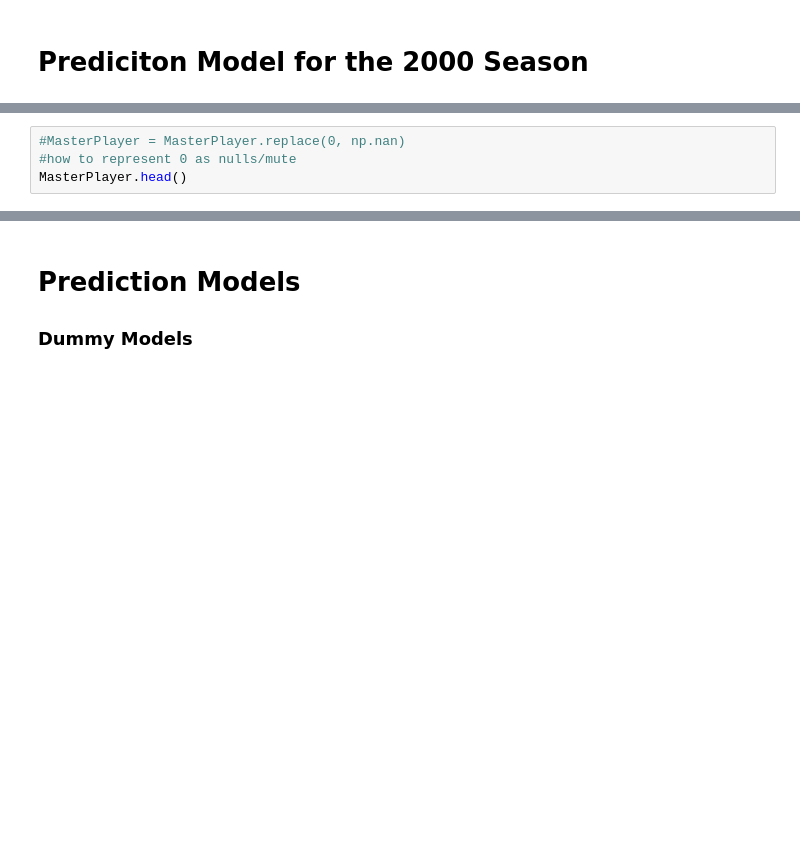
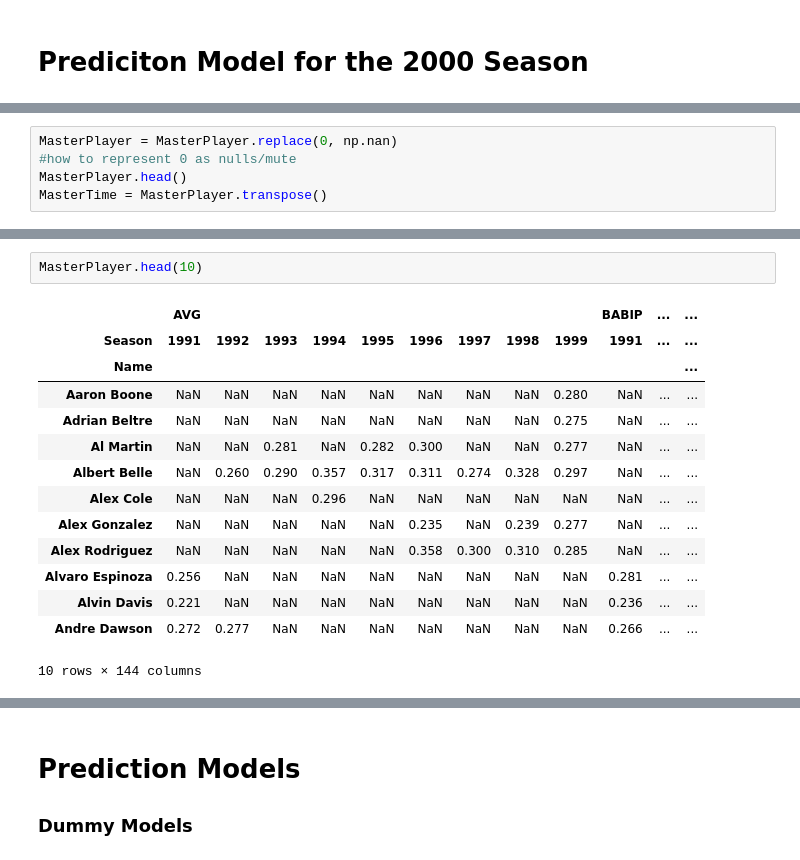
Before and after one commit to ezzanger/Supervised-Learning-Capstones, a Jupyter notebook: MLB Winning Optimization Machine.ipynb, the cells around one changed output, grey strips where cells are left out. Cells and saved outputs as stored; diff of their text form; blank space fills up the shorter version.

```diff
--- a/MLB Winning Optimization Machine.ipynb
+++ b/MLB Winning Optimization Machine.ipynb
@@ -551,4 +536,5 @@ MasterPlayer = pd.pivot_table(SaberID,index=["Name"],values=['PA', 'BB%', 'K%',
 # %%
-#MasterPlayer = MasterPlayer.replace(0, np.nan)
+MasterPlayer = MasterPlayer.replace(0, np.nan)
 #how to represent 0 as nulls/mute
 MasterPlayer.head()
+MasterTime = MasterPlayer.transpose()
@@ -597,0 +558,17 @@ KeyError: '[  0   1   2   3   4   5   6   7   8   9  10  11  12  13  14  15  16
+# %%
+MasterPlayer.head(10)
+# %% [output]
+|  | AVG |  |  |  |  |  |  |  |  | BABIP | ... | ... |
+| Season | 1991 | 1992 | 1993 | 1994 | 1995 | 1996 | 1997 | 1998 | 1999 | 1991 | ... | ... |
+| Name |  |  |  |  |  |  |  |  |  |  |  | ... |
+| Aaron Boone | NaN | NaN | NaN | NaN | NaN | NaN | NaN | NaN | 0.280 | NaN | ... | ... |
+| Adrian Beltre | NaN | NaN | NaN | NaN | NaN | NaN | NaN | NaN | 0.275 | NaN | ... | ... |
+| Al Martin | NaN | NaN | 0.281 | NaN | 0.282 | 0.300 | NaN | NaN | 0.277 | NaN | ... | ... |
+| Albert Belle | NaN | 0.260 | 0.290 | 0.357 | 0.317 | 0.311 | 0.274 | 0.328 | 0.297 | NaN | ... | ... |
+| Alex Cole | NaN | NaN | NaN | 0.296 | NaN | NaN | NaN | NaN | NaN | NaN | ... | ... |
+| Alex Gonzalez | NaN | NaN | NaN | NaN | NaN | 0.235 | NaN | 0.239 | 0.277 | NaN | ... | ... |
+| Alex Rodriguez | NaN | NaN | NaN | NaN | NaN | 0.358 | 0.300 | 0.310 | 0.285 | NaN | ... | ... |
+| Alvaro Espinoza | 0.256 | NaN | NaN | NaN | NaN | NaN | NaN | NaN | NaN | 0.281 | ... | ... |
+| Alvin Davis | 0.221 | NaN | NaN | NaN | NaN | NaN | NaN | NaN | NaN | 0.236 | ... | ... |
+| Andre Dawson | 0.272 | 0.277 | NaN | NaN | NaN | NaN | NaN | NaN | NaN | 0.266 | ... | ... |
+10 rows × 144 columns
```
Also changed, not shown: parts of 53 cells of this notebook.
